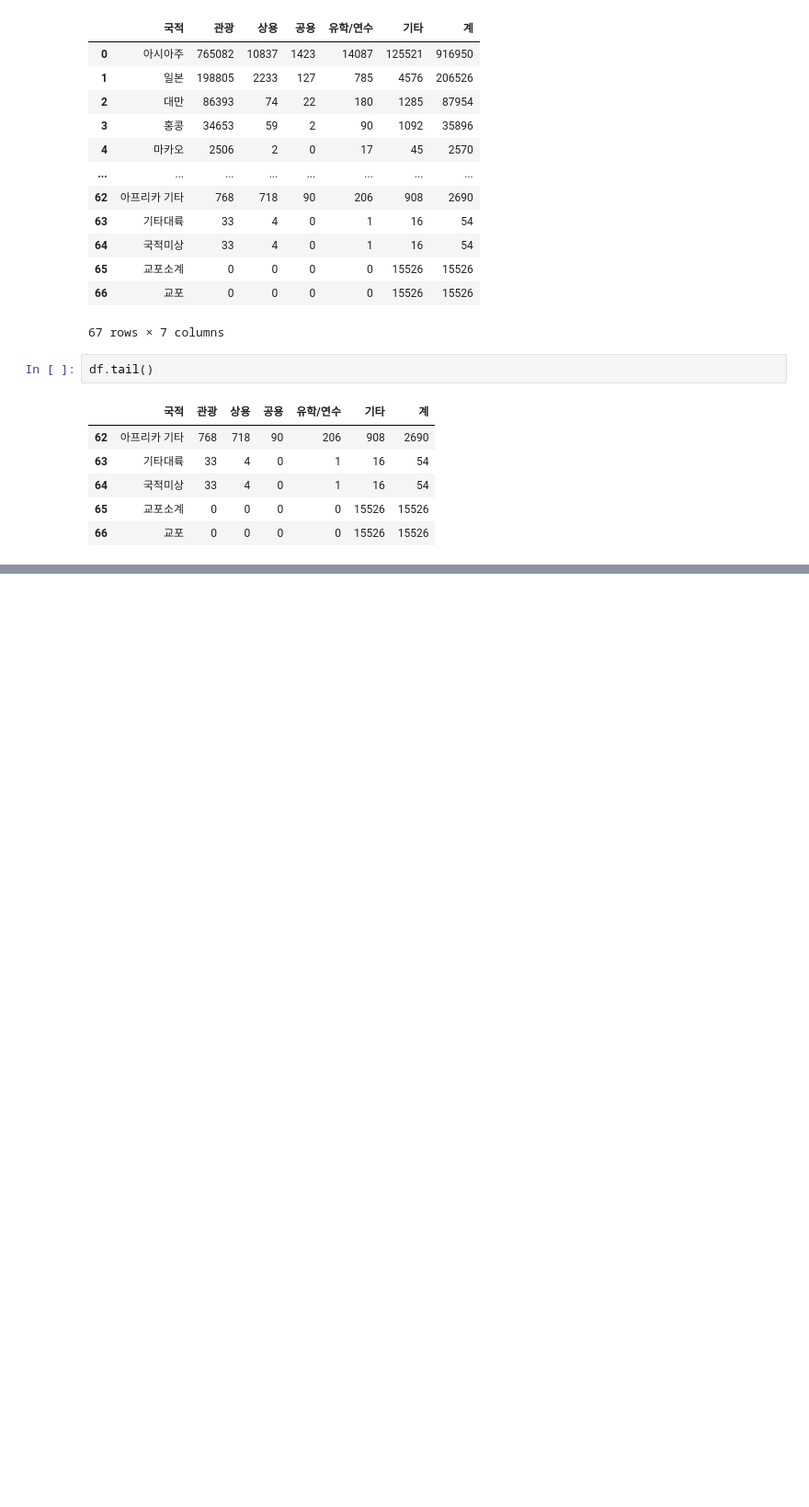
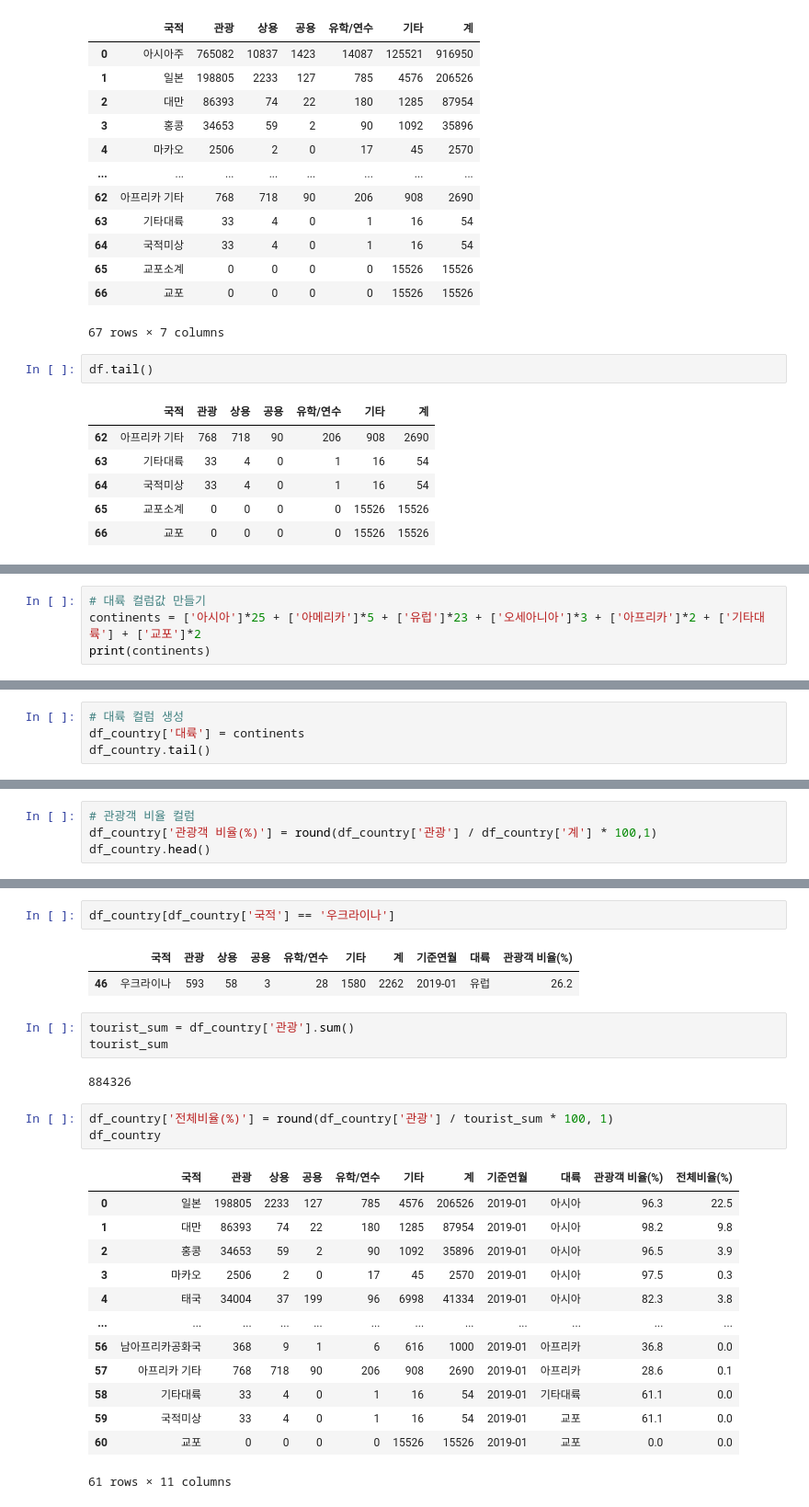
Before and after one commit to kkalkkkal/AIFFEL, a Jupyter notebook: 풀잎스쿨 - 실전 데이터 분석/week3_preprocessing/Week3 실습.ipynb, the cells around one changed output, grey strips where cells are left out. Shown at 92% size. Drawn from its saved outputs; the diff is of its cells as text; blank space fills up the shorter version.

```diff
--- a/풀잎스쿨 - 실전 데이터 분석/week3_preprocessing/Week3 실습.ipynb
+++ b/풀잎스쿨 - 실전 데이터 분석/week3_preprocessing/Week3 실습.ipynb
@@ -49,0 +134,4 @@ df.tail()
+# %%
+# 대륙 컬럼값 만들기
+continents = ['아시아']*25 + ['아메리카']*5 + ['유럽']*23 + ['오세아니아']*3 + ['아프리카']*2 + ['기타대륙'] + ['교포']*2
+print(continents)
@@ -49,0 +144,4 @@ df.tail()
+# %%
+# 대륙 컬럼 생성
+df_country['대륙'] = continents
+df_country.tail()
@@ -49,0 +155,4 @@ df.tail()
+# %%
+# 관광객 비율 컬럼
+df_country['관광객 비율(%)'] = round(df_country['관광'] / df_country['계'] * 100,1)
+df_country.head()
@@ -49,0 +210,27 @@ df.tail()
+# %%
+df_country[df_country['국적'] == '우크라이나']
+# %% [output]
+|  | 국적 | 관광 | 상용 | 공용 | 유학/연수 | 기타 | 계 | 기준연월 | 대륙 | 관광객 비율(%) |
+| 46 | 우크라이나 | 593 | 58 | 3 | 28 | 1580 | 2262 | 2019-01 | 유럽 | 26.2 |
+# %%
+tourist_sum = df_country['관광'].sum()
+tourist_sum
+# %% [output]
+884326
+# %%
+df_country['전체비율(%)'] = round(df_country['관광'] / tourist_sum * 100, 1)
+df_country
+# %% [output]
+|  | 국적 | 관광 | 상용 | 공용 | 유학/연수 | 기타 | 계 | 기준연월 | 대륙 | 관광객 비율(%) | 전체비율(%) |
+| 0 | 일본 | 198805 | 2233 | 127 | 785 | 4576 | 206526 | 2019-01 | 아시아 | 96.3 | 22.5 |
+| 1 | 대만 | 86393 | 74 | 22 | 180 | 1285 | 87954 | 2019-01 | 아시아 | 98.2 | 9.8 |
+| 2 | 홍콩 | 34653 | 59 | 2 | 90 | 1092 | 35896 | 2019-01 | 아시아 | 96.5 | 3.9 |
+| 3 | 마카오 | 2506 | 2 | 0 | 17 | 45 | 2570 | 2019-01 | 아시아 | 97.5 | 0.3 |
+| 4 | 태국 | 34004 | 37 | 199 | 96 | 6998 | 41334 | 2019-01 | 아시아 | 82.3 | 3.8 |
+| ... | ... | ... | ... | ... | ... | ... | ... | ... | ... | ... | ... |
+| 56 | 남아프리카공화국 | 368 | 9 | 1 | 6 | 616 | 1000 | 2019-01 | 아프리카 | 36.8 | 0.0 |
+| 57 | 아프리카 기타 | 768 | 718 | 90 | 206 | 908 | 2690 | 2019-01 | 아프리카 | 28.6 | 0.1 |
+| 58 | 기타대륙 | 33 | 4 | 0 | 1 | 16 | 54 | 2019-01 | 기타대륙 | 61.1 | 0.0 |
+| 59 | 국적미상 | 33 | 4 | 0 | 1 | 16 | 54 | 2019-01 | 교포 | 61.1 | 0.0 |
+| 60 | 교포 | 0 | 0 | 0 | 0 | 15526 | 15526 | 2019-01 | 교포 | 0.0 | 0.0 |
+61 rows × 11 columns
```
Also changed, not shown: parts of 23 cells of this notebook, 1 other file.
